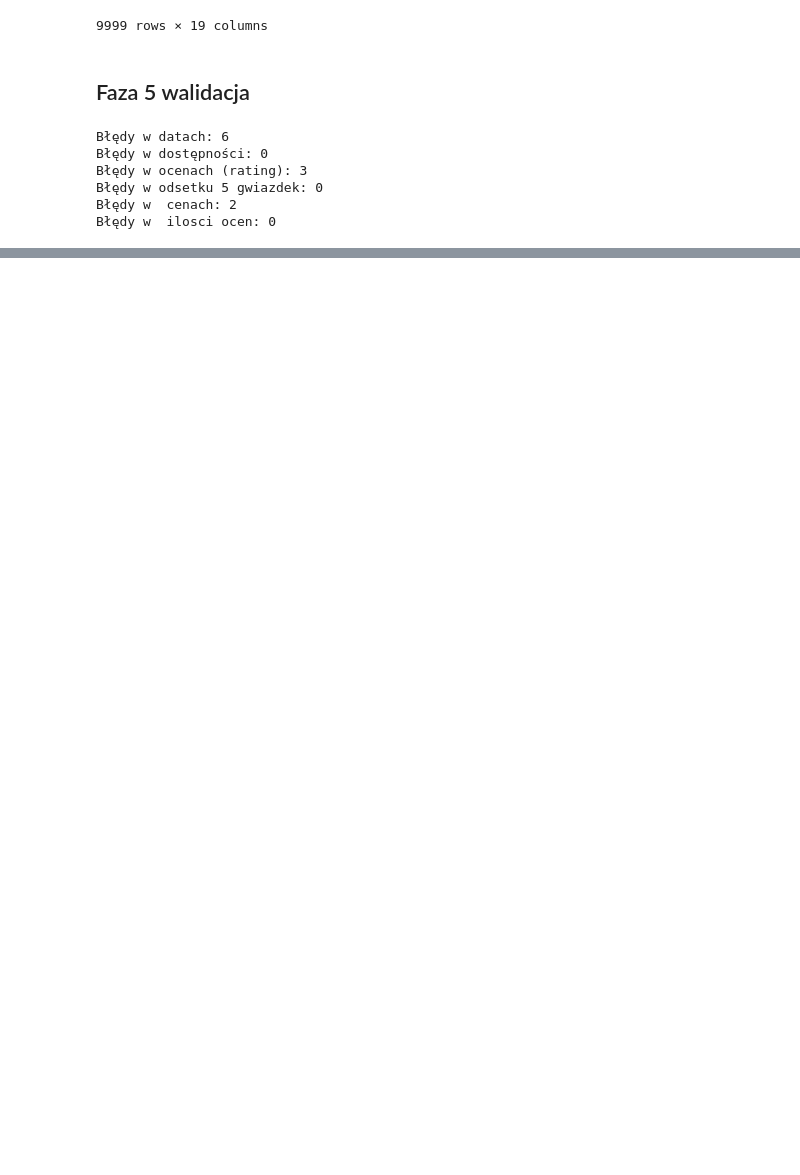
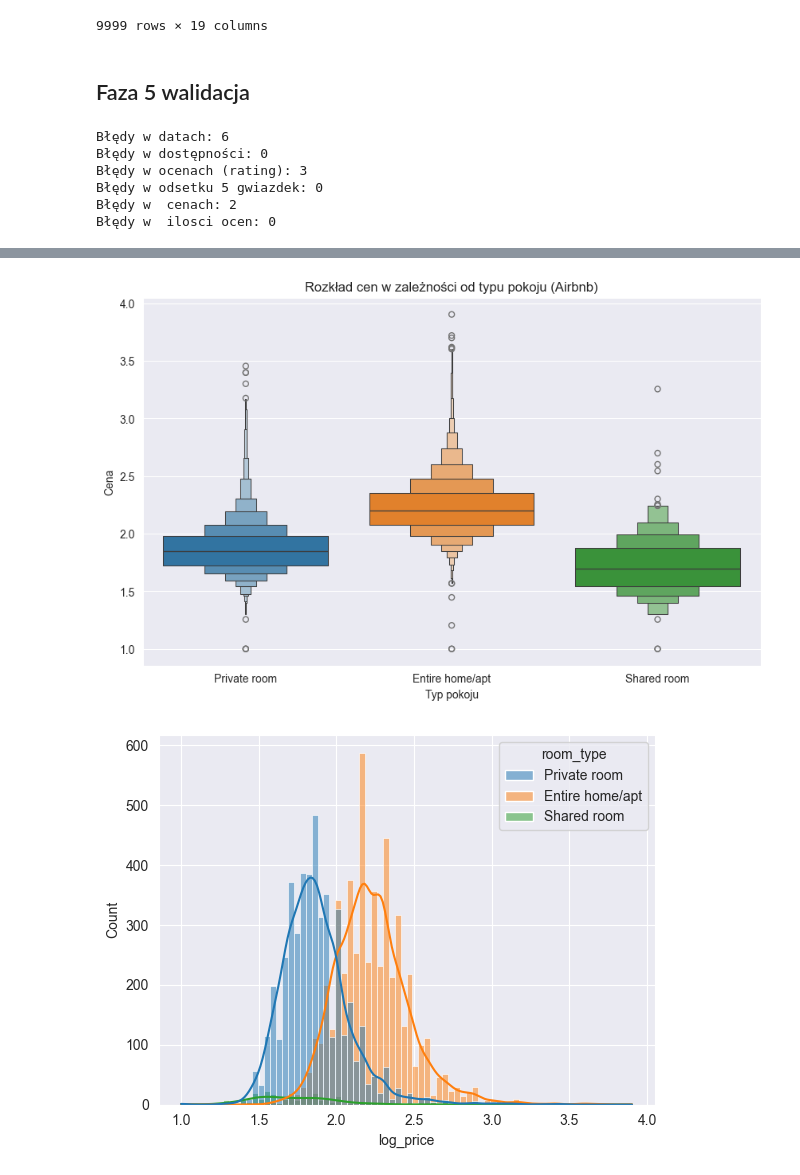
Before and after one commit to ck0002/Data_Analysis_Workshops, a Jupyter notebook: moje/airbnb.ipynb, the cells around one changed output, grey strips where cells are left out. Drawn from its saved outputs; the diff is of its cells as text; code cells hidden in the pictures; blank space fills up the shorter version.

```diff
--- a/moje/airbnb.ipynb
+++ b/moje/airbnb.ipynb
@@ -114,6 +116,7 @@ airbnb['room_type'] = airbnb['room_type'].replace('private', 'Private room')
 airbnb['room_type'] = airbnb['room_type'].replace('Private', 'Private room')
 airbnb['room_type'] = airbnb['room_type'].replace('PRIVATE ROOM', 'Private room')
 airbnb['room_type'] = airbnb['room_type'].replace('   Shared room      ', 'Shared room')
+airbnb['room_type'] = airbnb['room_type'].replace('home', 'Entire home/apt')
 airbnb = airbnb.drop(columns=['coordinates', 'neighbourhood_full'])
 airbnb['room_type'].unique()
 # %% [output]
@@ -180,0 +182,9 @@ NameError: name 'airbnb' is not defined
+# %%
+airbnb
+
+bins_small = list(range(0, 801, 100))
+# Dodajemy zakresy co 300 powyżej 800 (np. do 2000)
+bins_large = list(range(1100, 2001, 300))
+wszystkie_bins = bins_small + bins_large
+airbnb['koszyki_cen'] = pd.cut(airbnb['koszyki_cen'], wszystkie_bins)
+counts = airbnb['koszyk_cenowy'].value_counts().sort_index()
@@ -180,0 +205,17 @@ NameError: name 'airbnb' is not defined
+# %%
+import seaborn as sns
+plt.figure(figsize=(10, 6)) # Ustawiamy odpowiednio duży rozmiar
+airbnb['log_price'] = np.log10(airbnb['price'])
+# Rysujemy boxplot używając Seaborn
+sns.boxenplot(data=airbnb, x='room_type', y='log_price' , hue="room_type")
+
+plt.title('Rozkład cen w zależności od typu pokoju (Airbnb)')
+plt.xlabel('Typ pokoju')
+plt.ylabel('Cena')
+
+plt.show()
+sns.histplot(data=airbnb, x='log_price', hue='room_type', alpha=0.5 , kde=True)
+plt.show()
+# %% [output]
+[figure, added]
+[figure, added]
```
Also changed, not shown: parts of 6 cells of this notebook, 1 other file.
